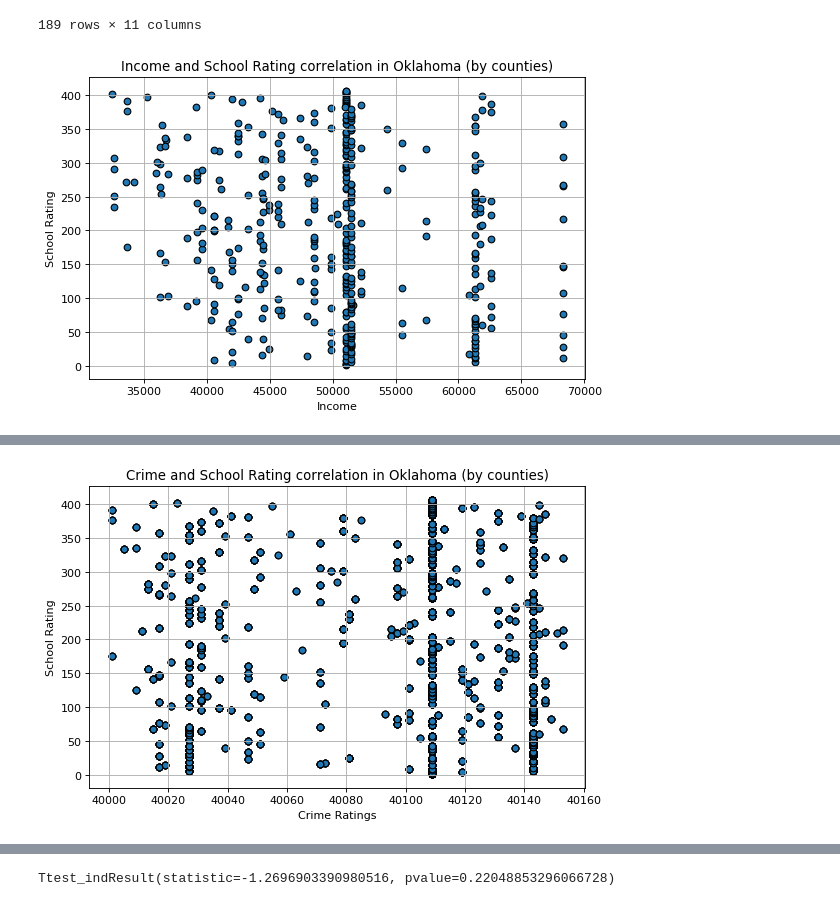
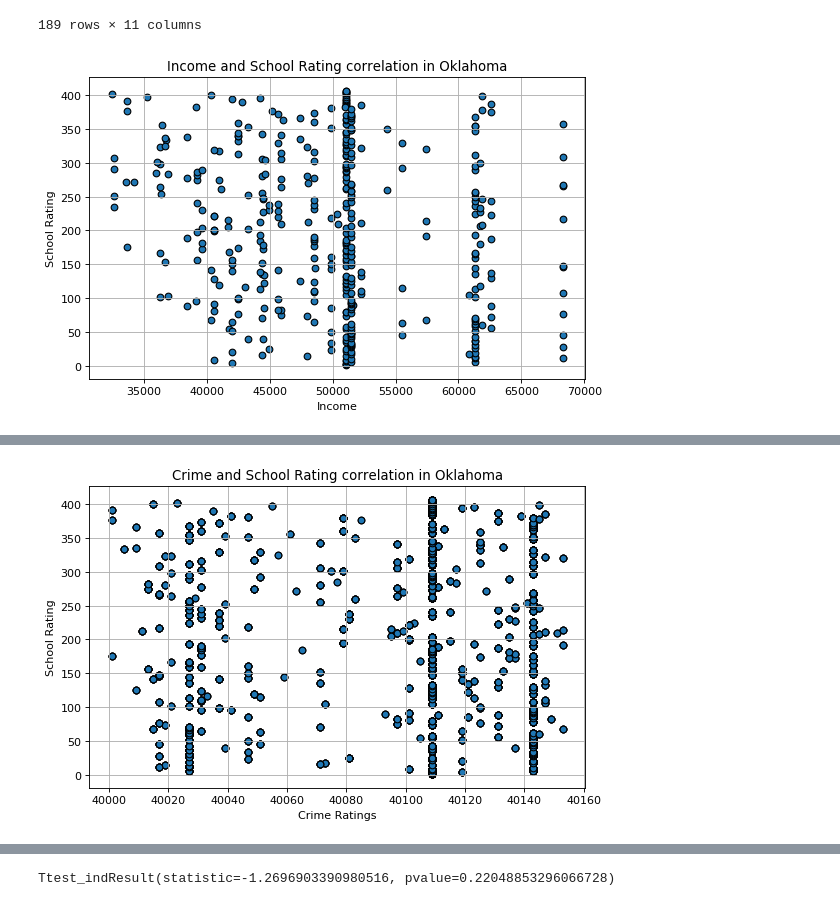
Before and after one commit to swati-rk-ucb/project-one, a Jupyter notebook: project-one-cp.ipynb, the cells around one changed output, grey strips where cells are left out. Drawn from its saved outputs; the diff is of its cells as text; code cells hidden in the pictures.

```diff
--- a/project-one-cp.ipynb
+++ b/project-one-cp.ipynb
@@ -358,16 +358,16 @@ grouped_inc_edu.head()
 # %%
 #Income VS Education
 plt.figure(num=None, figsize=(8,5), dpi=80)
 plt.scatter(edu_inc_clean["Median Household Income (2016)"],edu_inc_clean["Ratings"],marker="o",edgecolors="black")
-plt.title("Income and School Rating correlation in Oklahoma (by counties)")
+plt.title("Income and School Rating correlation in Oklahoma")
 plt.ylabel("School Rating")
 plt.xlabel("Income")
 
 plt.grid(True)
 plt.savefig("IncomeVsSchoolRating.png")
 plt.show()
 # %% [output]
-[figure, old version]
+[figure, new version]
 # %%
 #Crime and School Ratings
 crime_edu = pd.merge(crime_data_processed, school_df, how ="left", on="County")
@@ -398,7 +398,7 @@ grouped_crime_edu.head()
 # %%
 plt.figure(num=None, figsize=(8,5), dpi=80)
 plt.scatter(crime_edu_clean["FIPS"],crime_edu_clean["Ratings"],marker="o",edgecolors="black")
-plt.title("Crime and School Rating correlation in Oklahoma (by counties)")
+plt.title("Crime and School Rating correlation in Oklahoma")
 plt.ylabel("School Rating")
 plt.xlabel("Crime Ratings")
 
@@ -407,7 +407,7 @@ plt.grid(True)
 plt.savefig("CrimeVsSchoolRating.png")
 plt.show()
 # %% [output]
-[figure, old version]
+[figure, new version]
 # %%
 #boxplot - final hypothesis- Crime impacts Income
 sample_inc_crime = inc_crime.iloc[np.random.choice(np.arange(len(inc_crime)), 20, False)]
```
Also changed, not shown: 2 other files.
